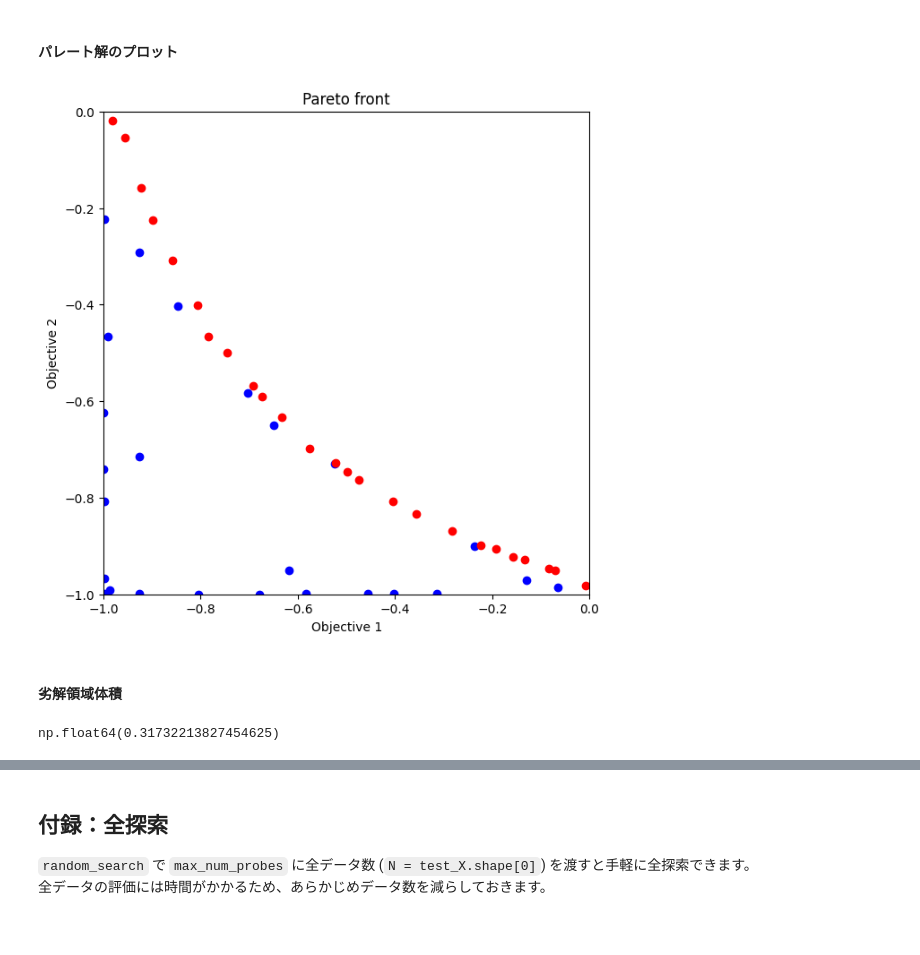
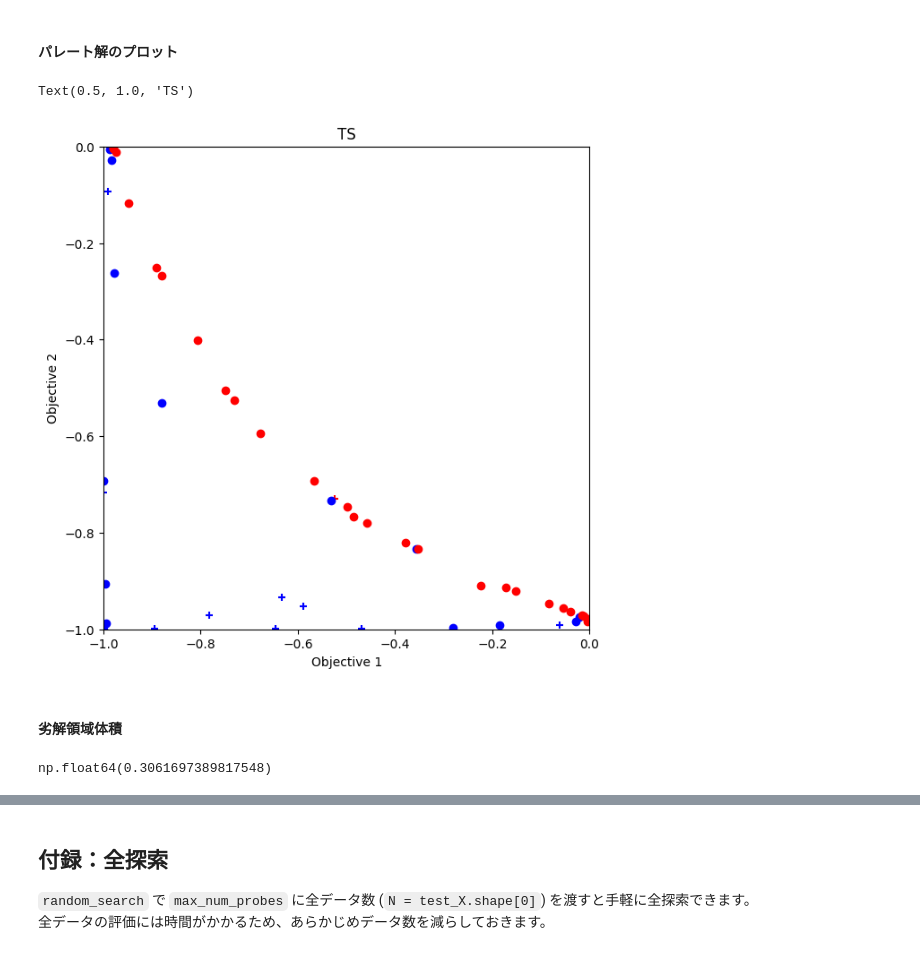
Before and after one commit to issp-center-dev/PHYSBO, a Jupyter notebook: docs/sphinx/manual/ja/source/notebook/tutorial_multi_objective.ipynb, the cells around one changed output, grey strips where cells are left out. Saved outputs shown, nothing was run; the diff lists cells and outputs as text; code cells hidden in the pictures.

```diff
--- a/docs/sphinx/manual/ja/source/notebook/tutorial_multi_objective.ipynb
+++ b/docs/sphinx/manual/ja/source/notebook/tutorial_multi_objective.ipynb
@@ -353,8 +344,11 @@ np.float64(0.3200467412741881)
     - Yahyaa, Saba Q., and Bernard Manderick. "Thompson sampling for multi-objective multi-armed bandits problem." Proc. Eur. Symp. Artif. Neural Netw., Comput. Intell. Mach. Learn.. 2015.
 # %%
 policy = physbo.search.discrete_multi.Policy(test_X=test_X, num_objectives=2)
-policy.set_seed(0)
+policy.set_seed(seed)
 
-policy.random_search(max_num_probes=10, simulator=simu)
-res_TS = policy.bayes_search(max_num_probes=40, simulator=simu, score='TS', interval=10, num_rand_basis=5000)
+policy.random_search(max_num_probes=num_random_search, simulator=simu, is_disp=False)
+time_start = time.time()
+res_TS = policy.bayes_search(max_num_probes=num_bayes_search, simulator=simu, score='TS', interval=10, num_rand_basis=500, is_disp=False)
+time_TS = time.time() - time_start
+print(f"TS の計算時間: {time_TS} 秒")
 # %% [output]
@@ -378,12 +356,19 @@ res_TS = policy.bayes_search(max_num_probes=40, simulator=simu, score='TS', inte
 # %% [markdown]
 #### パレート解のプロット
-# %%
-plot_pareto_front(res_TS)
-# %% [output]
-[figure, removed]
+# %%
+fig, ax = plt.subplots(figsize=(7, 7))
+physbo.search.utility.plot_pareto_front_all(res_TS, ax=ax, steps_end=num_random_search, marker="+")
+physbo.search.utility.plot_pareto_front_all(res_TS, ax=ax, steps_begin=num_random_search, marker="o")
+ax.set_xlim(-1, 0)
+ax.set_ylim(-1, 0)
+ax.set_title("TS")
+# %% [output]
+Text(0.5, 1.0, 'TS')
+[figure, added]
 # %% [markdown]
 #### 劣解領域体積
 # %%
-res_TS.pareto.volume_in_dominance([-1,-1],[0,0])
+VID_TS = res_TS.pareto.volume_in_dominance([-1,-1],[0,0])
+VID_TS
 # %% [output]
-np.float64(0.31732213827454625)
+np.float64(0.3061697389817548)
```
Also changed, not shown: parts of 35 cells of this notebook, 7 other files.
